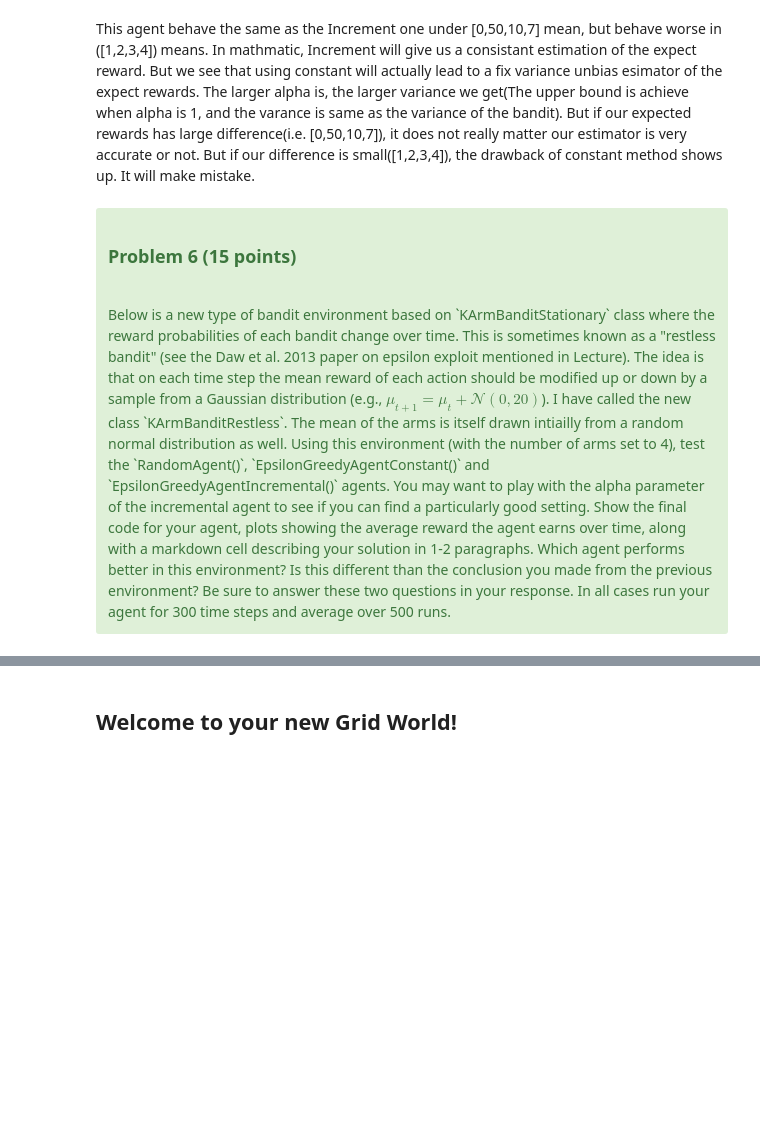
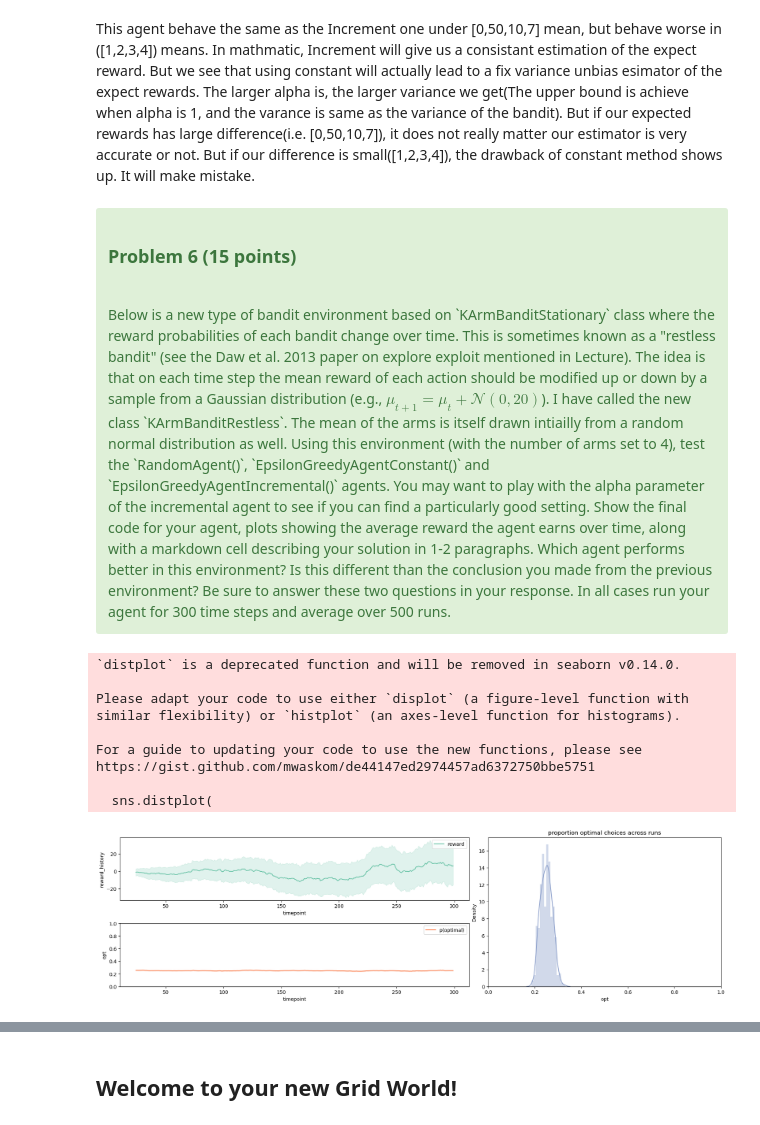
Before and after one commit to xz4535/1016, a Jupyter notebook: homeworks/homework-RL/Homework-RL-B.ipynb, the cells around one changed output, grey strips where cells are left out. Cells and saved outputs as stored; diff of their text form; code cells hidden in the pictures; blank space fills up the shorter version.

```diff
--- a/homeworks/homework-RL/Homework-RL-B.ipynb
+++ b/homeworks/homework-RL/Homework-RL-B.ipynb
@@ -392,7 +415,7 @@ This agent behave the same as the Increment one under [0,50,10,7] mean, but beha
 # %% [markdown]
 <div class="alert alert-success" role="alert">
 <h3> Problem 6 (15 points) </h3><br>
-      Below is a new type of bandit environment based on `KArmBanditStationary` class where the reward probabilities of each bandit change over time.  This is sometimes known as a "restless bandit" (see the Daw et al. 2013 paper on epsilon exploit mentioned in Lecture).  The idea is that on each time step the mean reward of each action should be modified up or down by a sample from a Gaussian distribution (e.g.,  $\mu_{t+1} = \mu_{t} + \mathcal{N}(0,20)$).  I have called the new class `KArmBanditRestless`.  The mean of the arms is itself drawn intiailly from a random normal distribution as well. Using this environment (with the number of arms set to 4), test the `RandomAgent()`, `EpsilonGreedyAgentConstant()` and `EpsilonGreedyAgentIncremental()` agents.  You may want to play with the alpha parameter of the incremental agent to see if you can find a particularly good setting.  Show the final code for your agent, plots showing the average reward the agent earns over time, along with a  markdown cell describing your solution in 1-2 paragraphs.  Which agent performs better in this environment?  Is this different than the conclusion you made from the previous environment? Be sure to answer these two questions in your response.  In all cases run your agent for 300 time steps and average over 500 runs.
+      Below is a new type of bandit environment based on `KArmBanditStationary` class where the reward probabilities of each bandit change over time.  This is sometimes known as a "restless bandit" (see the Daw et al. 2013 paper on explore exploit mentioned in Lecture).  The idea is that on each time step the mean reward of each action should be modified up or down by a sample from a Gaussian distribution (e.g.,  $\mu_{t+1} = \mu_{t} + \mathcal{N}(0,20)$).  I have called the new class `KArmBanditRestless`.  The mean of the arms is itself drawn intiailly from a random normal distribution as well. Using this environment (with the number of arms set to 4), test the `RandomAgent()`, `EpsilonGreedyAgentConstant()` and `EpsilonGreedyAgentIncremental()` agents.  You may want to play with the alpha parameter of the incremental agent to see if you can find a particularly good setting.  Show the final code for your agent, plots showing the average reward the agent earns over time, along with a  markdown cell describing your solution in 1-2 paragraphs.  Which agent performs better in this environment?  Is this different than the conclusion you made from the previous environment? Be sure to answer these two questions in your response.  In all cases run your agent for 300 time steps and average over 500 runs.
 </div>
 # %%
 class KArmBanditRestless:
@@ -419,0 +439,51 @@ bandit = KArmBanditRestless(n_bandits)
+# %%
+# intialize this bandit like this
+n_bandits = 4
+
+np.random.seed(100)  # fix a seed for repeatable experiments
+
+# parameters of simulation
+n_timesteps = 300
+n_runs = 500
+
+# set up bandit options
+n_bandits = 4
+bandit_sds = [1] * n_bandits
+
+reward_history = []
+opt_history = []
+run_history = []
+timestep = []
+
+for run in range(n_runs):  # repeat a given number random repetitions of the experiment
+    agent = RandomAgent(n_bandits)
+    bandit = KArmBanditRestless(n_bandits)  # create a new bandit
+    for i in range(n_timesteps):  # for a certain number of time steps
+        choice = agent.choose()  # let the agent choose
+        reward, opt = bandit.step(choice)
+        reward_history.append(reward)
+        opt_history.append(opt)
+        run_history.append(run)
+        timestep.append(i)
+
+# plot the results
+sim_result_df = pd.DataFrame(
+    {
+        "run": run_history,
+        "timepoint": timestep,
+        "reward_history": reward_history,
+        "opt": opt_history,
+    }
+)
+plot_results(sim_result_df)
+# %% [output]
+`distplot` is a deprecated function and will be removed in seaborn v0.14.0.
+
+Please adapt your code to use either `displot` (a figure-level function with
+similar flexibility) or `histplot` (an axes-level function for histograms).
+
+For a guide to updating your code to use the new functions, please see
+https://gist.github.com/mwaskom/de44147ed2974457ad6372750bbe5751
+
+  sns.distplot(
+[figure, added]
```
Also changed, not shown: parts of 16 cells of this notebook.
